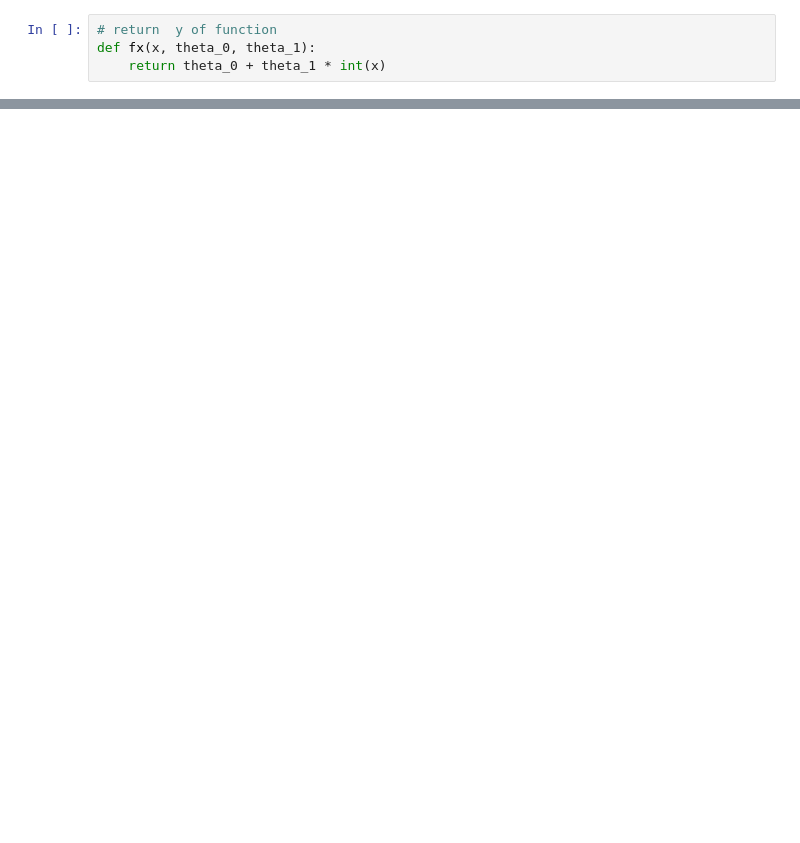
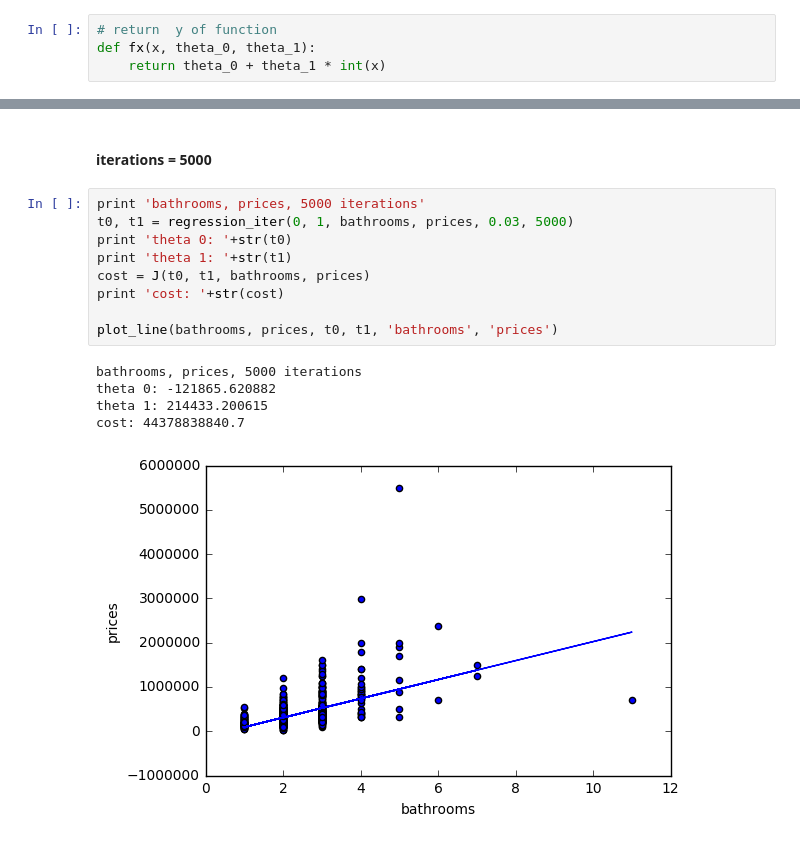
Before and after one commit to davidstap/leren, a Jupyter notebook: gradient_descent.ipynb, the cells around one changed output, grey strips where cells are left out. Drawn from its saved outputs; the diff is of its cells as text; blank space fills up the shorter version.

```diff
--- a/gradient_descent.ipynb
+++ b/gradient_descent.ipynb
@@ -237,0 +250,17 @@ What is the learning rate0.01
+# %% [markdown]
+#### iterations = 5000
+# %%
+print 'bathrooms, prices, 5000 iterations'
+t0, t1 = regression_iter(0, 1, bathrooms, prices, 0.03, 5000)
+print 'theta 0: '+str(t0)
+print 'theta 1: '+str(t1)
+cost = J(t0, t1, bathrooms, prices)
+print 'cost: '+str(cost)
+
+plot_line(bathrooms, prices, t0, t1, 'bathrooms', 'prices')
+# %% [output]
+bathrooms, prices, 5000 iterations
+theta 0: -121865.620882
+theta 1: 214433.200615
+cost: 44378838840.7
+[figure, added]
```
Also changed, not shown: parts of 45 cells of this notebook.
